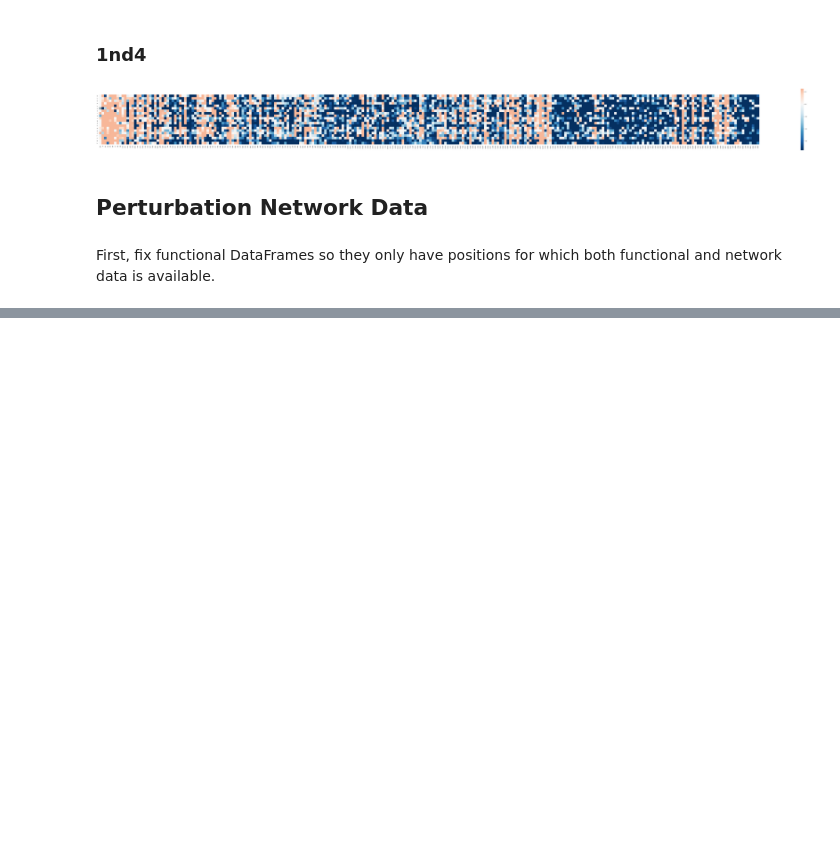
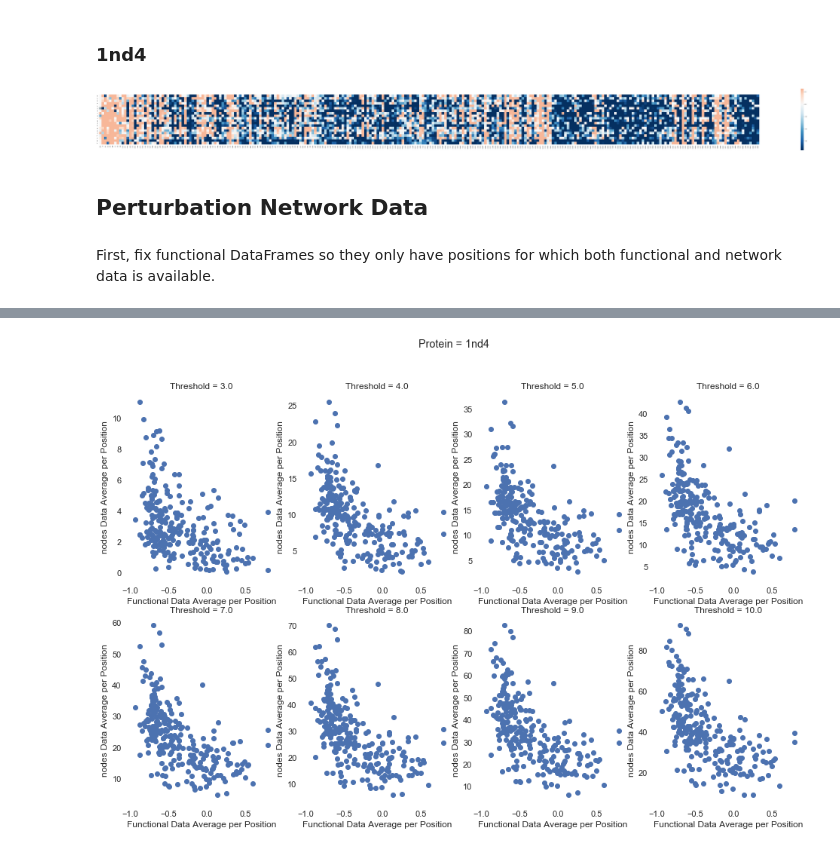
Before and after one commit to CrisSotomayor/perturbation-networks-get-data, a Jupyter notebook: data.ipynb, the cells around one changed output, grey strips where cells are left out. Cells and saved outputs as stored; diff of their text form; code cells hidden in the pictures; blank space fills up the shorter version.

```diff
--- a/data.ipynb
+++ b/data.ipynb
@@ -340 +515,5 @@ SamplePearsonR('1be9')
+# %%
+PlotAverages('1nd4')
+# %% [output]
+[figure, added]
 # %%
```
Also changed, not shown: parts of 37 cells of this notebook.
